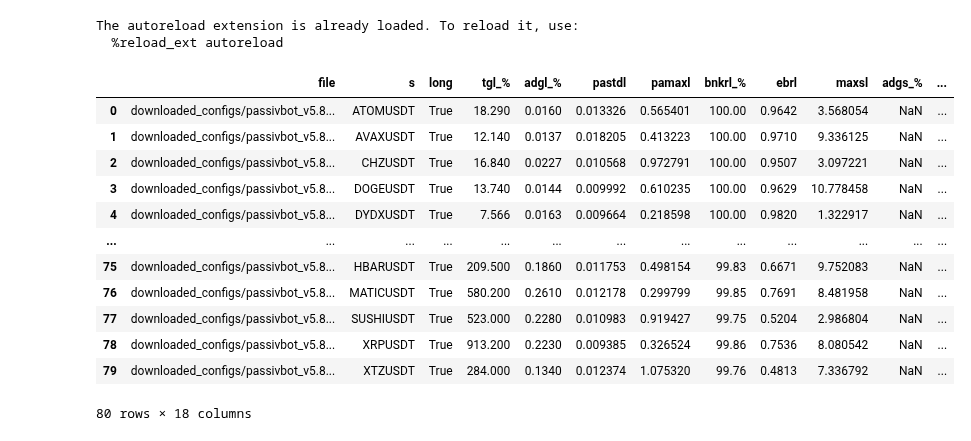
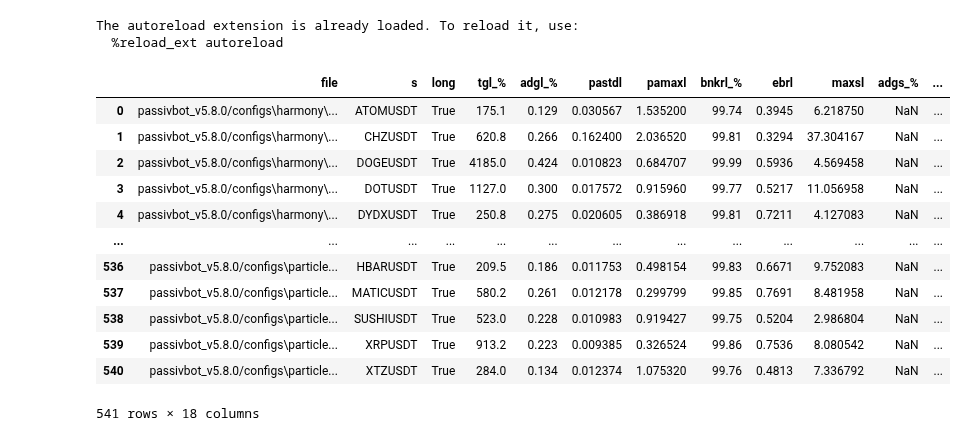
Before and after one commit to shroukkhan/passivbot, a Jupyter notebook: analyze_result.ipynb, the cells around one changed output. Drawn from its saved outputs; the diff is of its cells as text; code cells hidden in the pictures.

```diff
--- a/analyze_result.ipynb
+++ b/analyze_result.ipynb
@@ -13,29 +13,17 @@ import pandas as pd
 import os
 
 big_data = pd.DataFrame()
-top_level_folder_list = [
-    'configs/harmony/recursive/harmony_recurv_auenabled_longonly_1.0WE_bwtp_off',
-    'configs/harmony/recursive/harmony_recurv_auenabled_longshort_0.25_0.12WE_bwtp_off',
-    'configs/harmony/recursive/harmony_recurv_noau_longshort_0.25_0.12WE_bwtpoff',
-    'configs/harmony/recursive/harmony_recurv_noau_shortonly_1.0WE_bwtp_off',
-    'configs/particle_swarm/neat/neat_grid_nov_20',
-    'configs/particle_swarm/neat/PSO_scalper_40%mingrid',
-    'configs/particle_swarm/neat/tight_0.3_0.4_long',
-    'configs/particle_swarm/neat/wider_0.3_0.4_long',
-    'configs/particle_swarm/recursive/November',
-    'configs/particle_swarm/recursive/pso_recursive_auenabled_longshort',
-    'downloaded_configs/passivbot_v5.8.0/configs/harmony/recursive/harmony_recurv_auenabled_longonly_1.0WE_bwtp_off',
-    'downloaded_configs/passivbot_v5.8.0/configs/particle_swarm/neat',
-    'downloaded_configs/passivbot_v5.8.0/configs/particle_swarm/recursive/pso_recursive_auenabled_longshort',
-    'downloaded_configs/passivbot_v5.8.0/configs/particle_swarm/recursive/pso_recursive_noau_longshort_0.1',
-    'downloaded_configs/passivbot_v5.8.0/configs/particle_swarm/recursive/pso_recursive_noau_longshort_0.1_bwtp_off',
-    'downloaded_configs/passivbot_v5.8.0/configs/particle_swarm/recursive/pso_recurv_noau_longonly_1.0WE',
-    'downloaded_configs/passivbot_v5.8.0/configs/particle_swarm/recursive/pso_recurv_noau_longonly_1.0WE_BWTP_OFF',
-]
+## find current folder root
+root = os.getcwd()
+
+all_files = glob.iglob('passivbot_v5.8.0/configs' + '/**/result.txt', recursive=True)
+
+
 files = []
-for folder in top_level_folder_list:
-    for file in glob.iglob(folder + '/**/result.txt', recursive=True):
+for file in all_files:
+    if '\\old\\' not in file:
         files.append(file)
+
 i = 0
 for filename in files:
     #print(f'parsing : {filename}')
@@ -71,45 +59,45 @@ for filename in files:
                 if key == 'Closest bankruptcy' and current_state == 'long':
                     d['bnkrl_%'] = float(value.replace('%', '').strip())
                 if key == 'Lowest equity/balance ratio' and current_state == 'long':
                     d['ebrl'] = float(value.replace('%', '').strip())
                 if key == 'Max hours stuck' and current_state == 'long':
                     d['maxsl'] = float(value.replace('%', '').strip()) / 24
                 if key == 'Price action distance max' and current_state == 'long':
                     d['pamaxl'] = float(value.replace('%', '').strip())
                 if key == 'Price action distance std' and current_state == 'long':
                     d['pastdl'] = float(value.strip())
 
                 if key == 'Total gain' and current_state == 'short':
                     d['tgs_%'] = float(value.replace('%', '').strip())
                 if key == 'Average daily gain' and current_state == 'short':
                     d['adgs_%'] = float(value.replace('%', '').strip())
                 if key == 'Closest bankruptcy' and current_state == 'short':
                     d['bnkrs_%'] = float(value.replace('%', '').strip())
                 if key == 'Lowest equity/balance ratio' and current_state == 'short':
                     d['ebrs'] = float(value.replace('%', '').strip())
                 if key == 'Max hours stuck' and current_state == 'short':
                     d['maxss'] = float(value.replace('%', '').strip()) / 24
                 if key == 'Price action distance max' and current_state == 'short':
                     d['pamaxs'] = float(value.replace('%', '').strip())
                 if key == 'Price action distance std' and current_state == 'short':
                     d['pastds'] = float(value.strip())
 
         big_data = big_data.append(d, ignore_index=True)
 big_data
 # %% [output]
 |  | file | s | long | tgl_% | adgl_% | pastdl | pamaxl | bnkrl_% | ebrl | maxsl | adgs_% | ... |
-| 0 | downloaded_configs/passivbot_v5.8... | ATOMUSDT | True | 18.290 | 0.0160 | 0.013326 | 0.565401 | 100.00 | 0.9642 | 3.568054 | NaN | ... |
-| 1 | downloaded_configs/passivbot_v5.8... | AVAXUSDT | True | 12.140 | 0.0137 | 0.018205 | 0.413223 | 100.00 | 0.9710 | 9.336125 | NaN | ... |
-| 2 | downloaded_configs/passivbot_v5.8... | CHZUSDT | True | 16.840 | 0.0227 | 0.010568 | 0.972791 | 100.00 | 0.9507 | 3.097221 | NaN | ... |
-| 3 | downloaded_configs/passivbot_v5.8... | DOGEUSDT | True | 13.740 | 0.0144 | 0.009992 | 0.610235 | 100.00 | 0.9629 | 10.778458 | NaN | ... |
-| 4 | downloaded_configs/passivbot_v5.8... | DYDXUSDT | True | 7.566 | 0.0163 | 0.009664 | 0.218598 | 100.00 | 0.9820 | 1.322917 | NaN | ... |
+| 0 | passivbot_v5.8.0/configs\harmony\... | ATOMUSDT | True | 175.1 | 0.129 | 0.030567 | 1.535200 | 99.74 | 0.3945 | 6.218750 | NaN | ... |
+| 1 | passivbot_v5.8.0/configs\harmony\... | CHZUSDT | True | 620.8 | 0.266 | 0.162400 | 2.036520 | 99.81 | 0.3294 | 37.304167 | NaN | ... |
+| 2 | passivbot_v5.8.0/configs\harmony\... | DOGEUSDT | True | 4185.0 | 0.424 | 0.010823 | 0.684707 | 99.99 | 0.5936 | 4.569458 | NaN | ... |
+| 3 | passivbot_v5.8.0/configs\harmony\... | DOTUSDT | True | 1127.0 | 0.300 | 0.017572 | 0.915960 | 99.77 | 0.5217 | 11.056958 | NaN | ... |
+| 4 | passivbot_v5.8.0/configs\harmony\... | DYDXUSDT | True | 250.8 | 0.275 | 0.020605 | 0.386918 | 99.81 | 0.7211 | 4.127083 | NaN | ... |
 | ... | ... | ... | ... | ... | ... | ... | ... | ... | ... | ... | ... | ... |
-| 75 | downloaded_configs/passivbot_v5.8... | HBARUSDT | True | 209.500 | 0.1860 | 0.011753 | 0.498154 | 99.83 | 0.6671 | 9.752083 | NaN | ... |
-| 76 | downloaded_configs/passivbot_v5.8... | MATICUSDT | True | 580.200 | 0.2610 | 0.012178 | 0.299799 | 99.85 | 0.7691 | 8.481958 | NaN | ... |
-| 77 | downloaded_configs/passivbot_v5.8... | SUSHIUSDT | True | 523.000 | 0.2280 | 0.010983 | 0.919427 | 99.75 | 0.5204 | 2.986804 | NaN | ... |
-| 78 | downloaded_configs/passivbot_v5.8... | XRPUSDT | True | 913.200 | 0.2230 | 0.009385 | 0.326524 | 99.86 | 0.7536 | 8.080542 | NaN | ... |
-| 79 | downloaded_configs/passivbot_v5.8... | XTZUSDT | True | 284.000 | 0.1340 | 0.012374 | 1.075320 | 99.76 | 0.4813 | 7.336792 | NaN | ... |
+| 536 | passivbot_v5.8.0/configs\particle... | HBARUSDT | True | 209.5 | 0.186 | 0.011753 | 0.498154 | 99.83 | 0.6671 | 9.752083 | NaN | ... |
+| 537 | passivbot_v5.8.0/configs\particle... | MATICUSDT | True | 580.2 | 0.261 | 0.012178 | 0.299799 | 99.85 | 0.7691 | 8.481958 | NaN | ... |
+| 538 | passivbot_v5.8.0/configs\particle... | SUSHIUSDT | True | 523.0 | 0.228 | 0.010983 | 0.919427 | 99.75 | 0.5204 | 2.986804 | NaN | ... |
+| 539 | passivbot_v5.8.0/configs\particle... | XRPUSDT | True | 913.2 | 0.223 | 0.009385 | 0.326524 | 99.86 | 0.7536 | 8.080542 | NaN | ... |
+| 540 | passivbot_v5.8.0/configs\particle... | XTZUSDT | True | 284.0 | 0.134 | 0.012374 | 1.075320 | 99.76 | 0.4813 | 7.336792 | NaN | ... |
-80 rows × 18 columns
+541 rows × 18 columns
 # %%
 allowed_symbols = [
     "ETHUSDT", "BCHUSDT", "XRPUSDT", "EOSUSDT", "LTCUSDT", "TRXUSDT", "ETCUSDT", "LINKUSDT", "XLMUSDT", "ADAUSDT",
```
Also changed, not shown: parts of 3 cells of this notebook, 11 other files.
